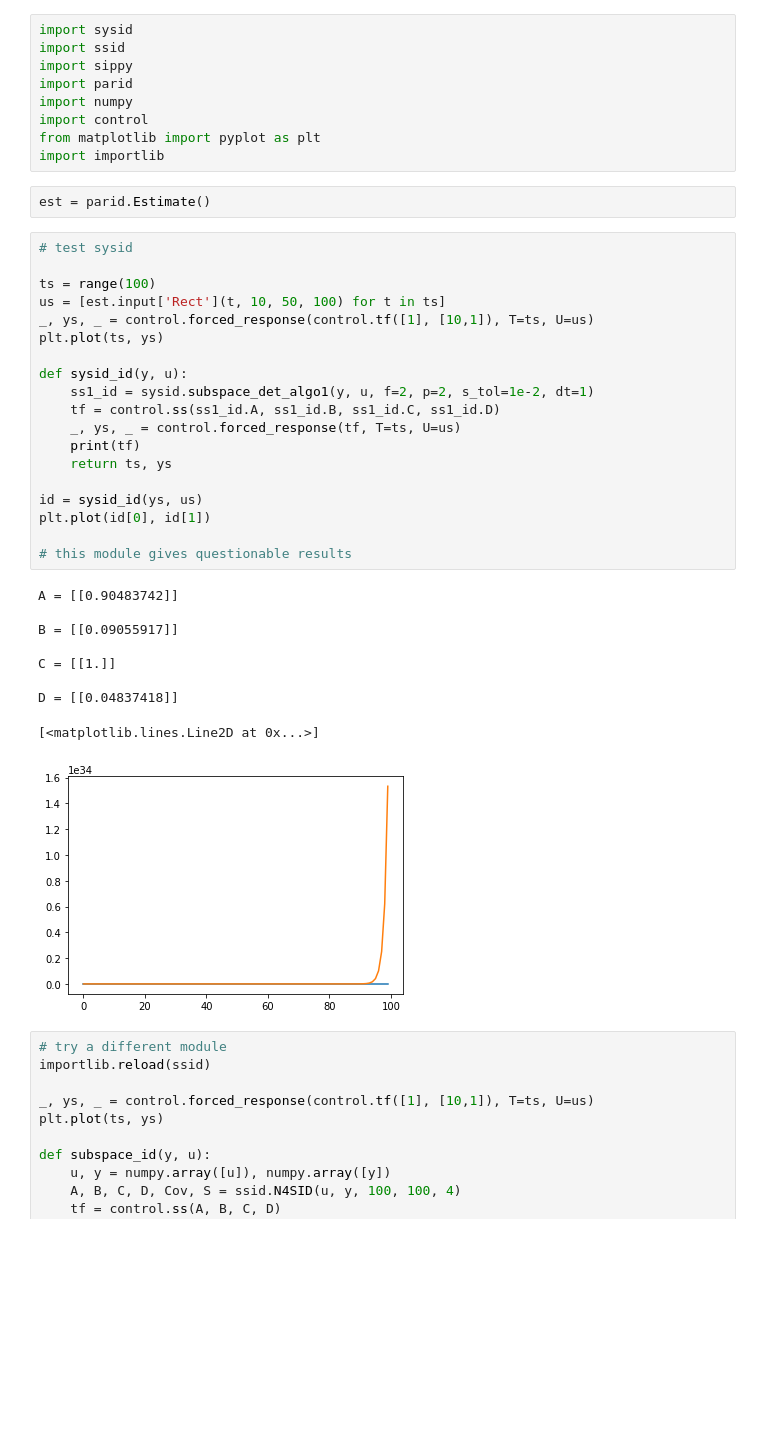
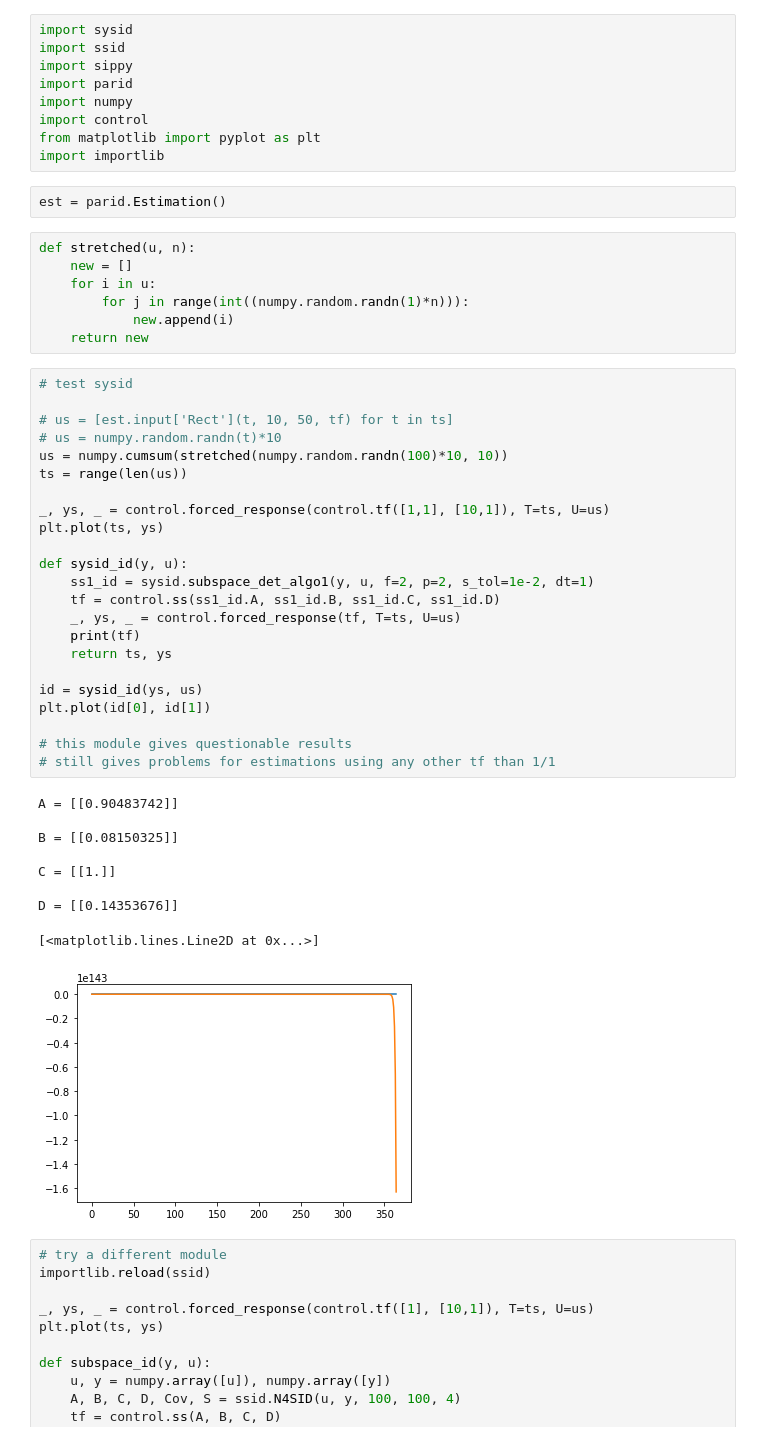
Before and after one commit to garretthnel/Model-Identification, a Jupyter notebook: Method_Tests.ipynb, the cells around one changed output. Saved outputs shown, nothing was run; the diff lists cells and outputs as text; blank space fills up the shorter version.

```diff
--- a/Method_Tests.ipynb
+++ b/Method_Tests.ipynb
@@ -8,36 +8,47 @@ import control
 from matplotlib import pyplot as plt
 import importlib
 # %%
-est = parid.Estimate()
+est = parid.Estimation()
+# %%
+def stretched(u, n):
+    new = []
+    for i in u:
+        for j in range(int((numpy.random.randn(1)*n))):
+            new.append(i)
+    return new
 # %%
 # test sysid
 
-ts = range(100)
-us = [est.input['Rect'](t, 10, 50, 100) for t in ts]
-_, ys, _ = control.forced_response(control.tf([1], [10,1]), T=ts, U=us)
+# us = [est.input['Rect'](t, 10, 50, tf) for t in ts]
+# us = numpy.random.randn(t)*10
+us = numpy.cumsum(stretched(numpy.random.randn(100)*10, 10))
+ts = range(len(us))
+
+_, ys, _ = control.forced_response(control.tf([1,1], [10,1]), T=ts, U=us)
 plt.plot(ts, ys)
 
 def sysid_id(y, u):
     ss1_id = sysid.subspace_det_algo1(y, u, f=2, p=2, s_tol=1e-2, dt=1)
     tf = control.ss(ss1_id.A, ss1_id.B, ss1_id.C, ss1_id.D)
     _, ys, _ = control.forced_response(tf, T=ts, U=us)
     print(tf)
     return ts, ys
 
 id = sysid_id(ys, us)
 plt.plot(id[0], id[1])
 
 # this module gives questionable results
+# still gives problems for estimations using any other tf than 1/1
 # %% [output]
 A = [[0.90483742]]
 
-B = [[0.09055917]]
+B = [[0.08150325]]
 
 C = [[1.]]
 
-D = [[0.04837418]]
+D = [[0.14353676]]
 [<matplotlib.lines.Line2D at 0x...>]
-[figure, old version]
+[figure, new version]
 # %%
 # try a different module
 importlib.reload(ssid)
```
Also changed, not shown: parts of 3 cells of this notebook.
